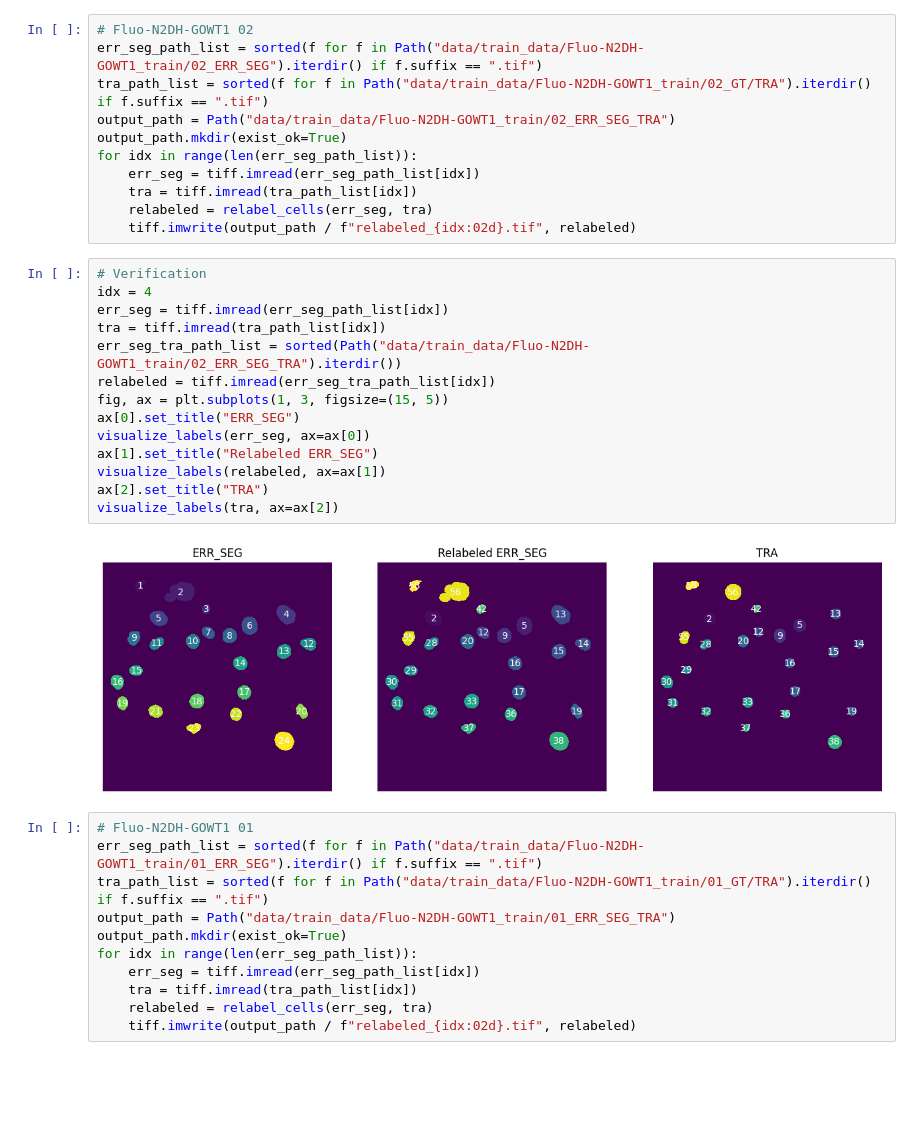
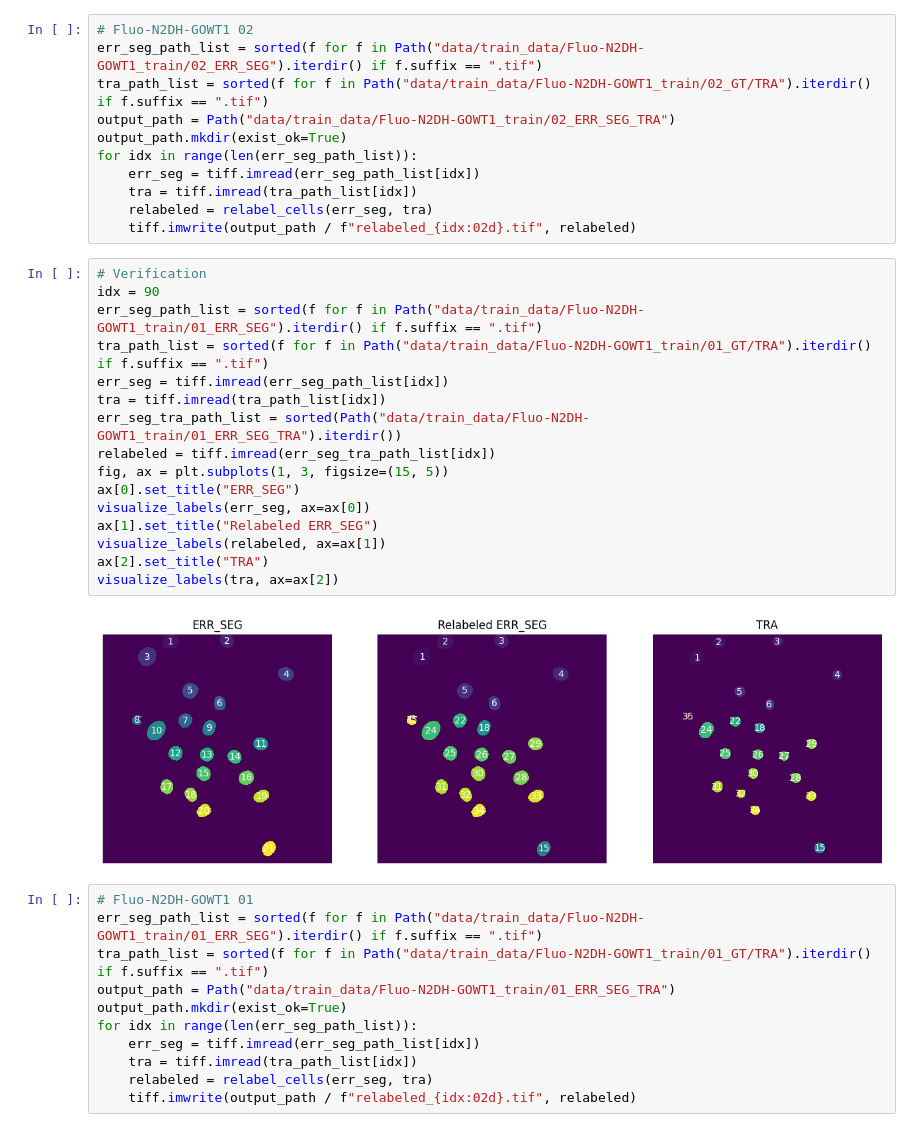
Before and after one commit to Lesliemrt/Deep-flux-optique, a Jupyter notebook: exploration.ipynb, the cells around one changed output. Drawn from its saved outputs; the diff is of its cells as text; blank space fills up the shorter version.

```diff
--- a/exploration.ipynb
+++ b/exploration.ipynb
@@ -217,20 +217,22 @@ for idx in range(len(err_seg_path_list)):
     tiff.imwrite(output_path / f"relabeled_{idx:02d}.tif", relabeled)
 # %%
 # Verification
-idx = 4
+idx = 90
+err_seg_path_list = sorted(f for f in Path("data/train_data/Fluo-N2DH-GOWT1_train/01_ERR_SEG").iterdir() if f.suffix == ".tif")
+tra_path_list = sorted(f for f in Path("data/train_data/Fluo-N2DH-GOWT1_train/01_GT/TRA").iterdir() if f.suffix == ".tif")
 err_seg = tiff.imread(err_seg_path_list[idx])
 tra = tiff.imread(tra_path_list[idx])
-err_seg_tra_path_list = sorted(Path("data/train_data/Fluo-N2DH-GOWT1_train/02_ERR_SEG_TRA").iterdir())
+err_seg_tra_path_list = sorted(Path("data/train_data/Fluo-N2DH-GOWT1_train/01_ERR_SEG_TRA").iterdir())
 relabeled = tiff.imread(err_seg_tra_path_list[idx])
 fig, ax = plt.subplots(1, 3, figsize=(15, 5))
 ax[0].set_title("ERR_SEG")
 visualize_labels(err_seg, ax=ax[0])
 ax[1].set_title("Relabeled ERR_SEG")
 visualize_labels(relabeled, ax=ax[1])
 ax[2].set_title("TRA")
 visualize_labels(tra, ax=ax[2])
 # %% [output]
-[figure, old version]
+[figure, new version]
 # %%
 # Fluo-N2DH-GOWT1 01
 err_seg_path_list = sorted(f for f in Path("data/train_data/Fluo-N2DH-GOWT1_train/01_ERR_SEG").iterdir() if f.suffix == ".tif")
```
Also changed, not shown: parts of 1 cell of this notebook, 4 other files.
